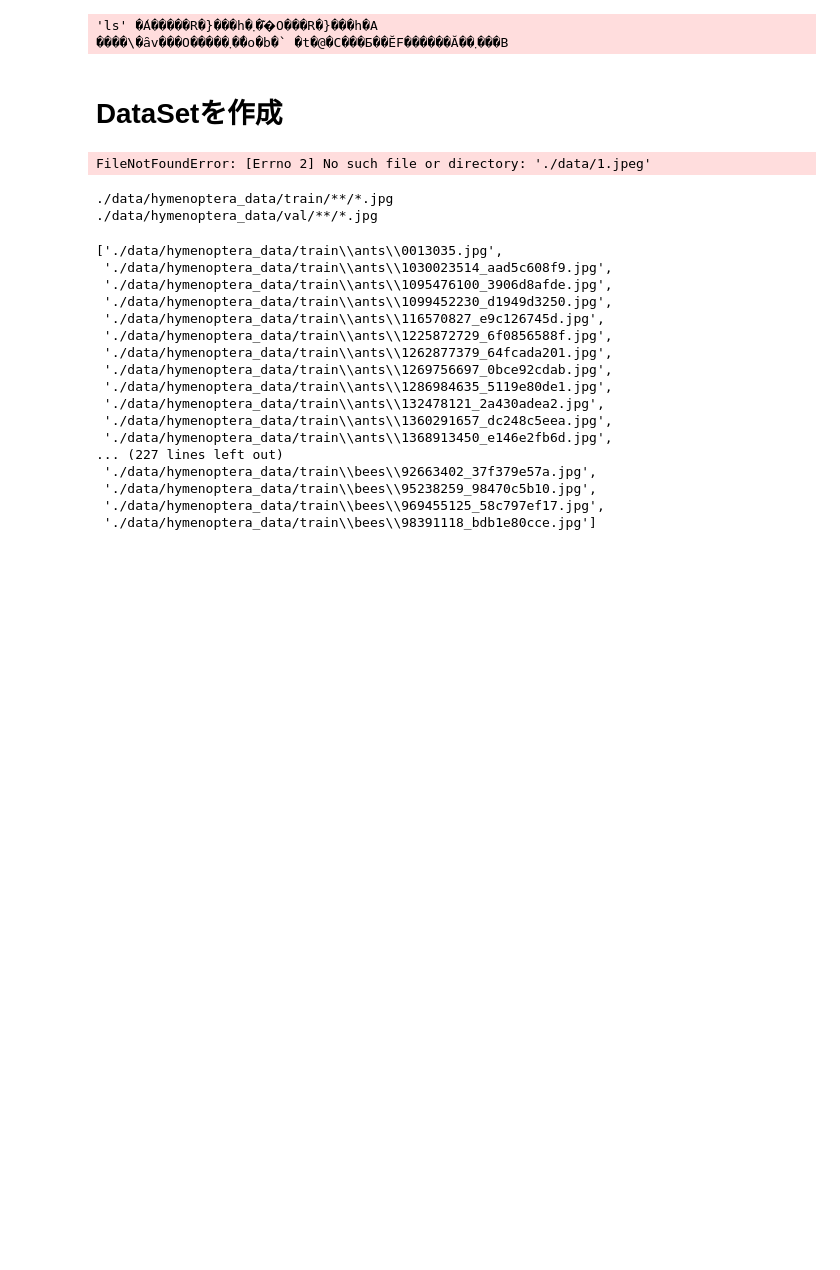
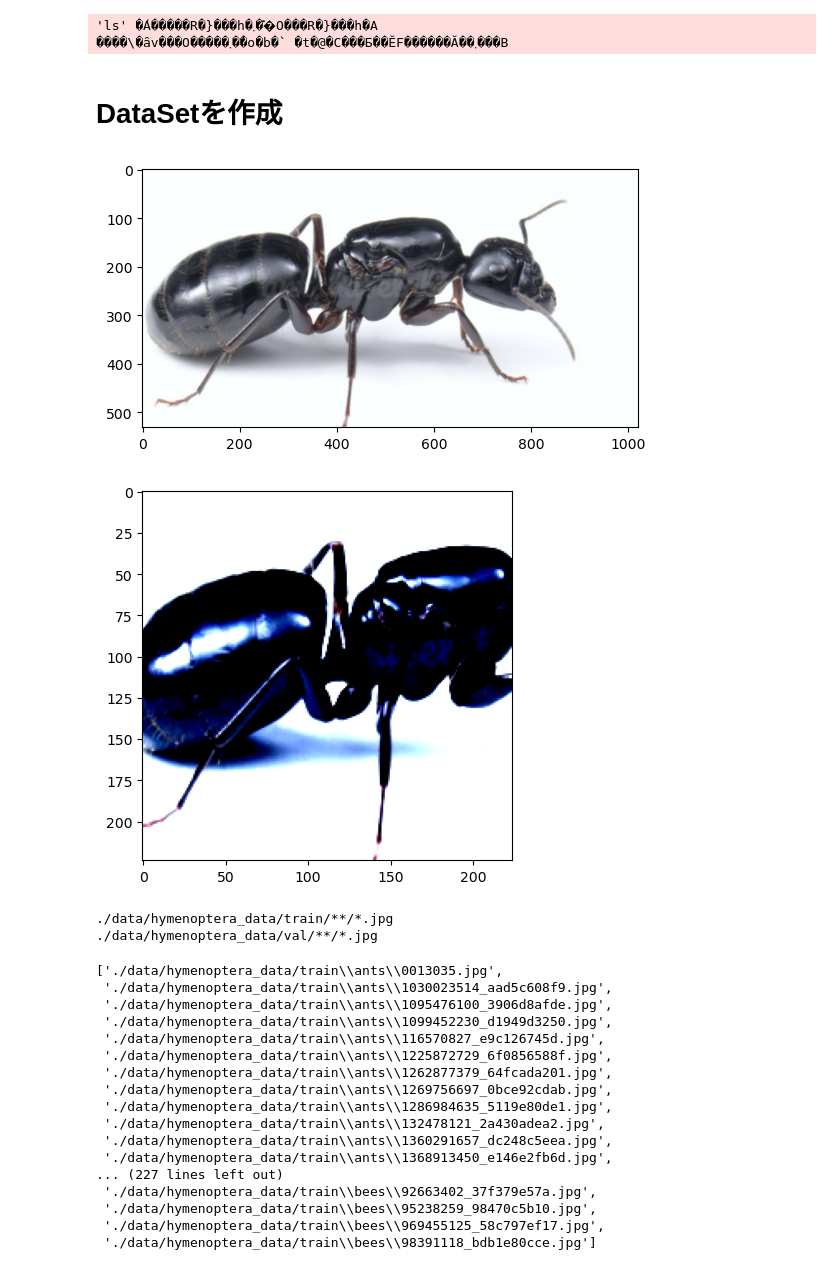
Before and after one commit to rin-nishikawa/internship, a Jupyter notebook: 1_image_classification/1_3_transfer_learning_on_GoogleColab.ipynb, the cells around one changed output. Cells and saved outputs as stored; diff of their text form; code cells hidden in the pictures; blank space fills up the shorter version.

```diff
--- a/1_image_classification/1_3_transfer_learning_on_GoogleColab.ipynb
+++ b/1_image_classification/1_3_transfer_learning_on_GoogleColab.ipynb
@@ -153,30 +153,31 @@ class ImageTransform():
 # %%
 # 訓練時の画像前処理の動作を確認
 # 実行するたびに処理結果の画像が変わる
 
 # 1. 画像読み込み
-image_file_path = './data/1.jpeg'
+image_file_path = './data/a.jpeg'
 img = Image.open(image_file_path)   # [高さ][幅][色RGB]
 
 # 2. 元の画像の表示
 plt.imshow(img)
 plt.show()
 
 # 3. 画像の前処理と処理済み画像の表示
 size = 224
 mean = (0.485, 0.456, 0.406)
 std = (0.229, 0.224, 0.225)
 
 transform = ImageTransform(size, mean, std)
 img_transformed = transform(img, phase="train")  # torch.Size([3, 224, 224])
 
 # (色、高さ、幅)を (高さ、幅、色)に変換し、0-1に値を制限して表示
 img_transformed = img_transformed.numpy().transpose((1, 2, 0))
 img_transformed = np.clip(img_transformed, 0, 1)
 plt.imshow(img_transformed)
 plt.show()
 # %% [output]
-FileNotFoundError: [Errno 2] No such file or directory: './data/1.jpeg'
+[figure, added]
+[figure, added]
 # %%
 # アリとハチの画像へのファイルパスのリストを作成する
 
```
Also changed, not shown: parts of 3 cells of this notebook, 2 other files.
